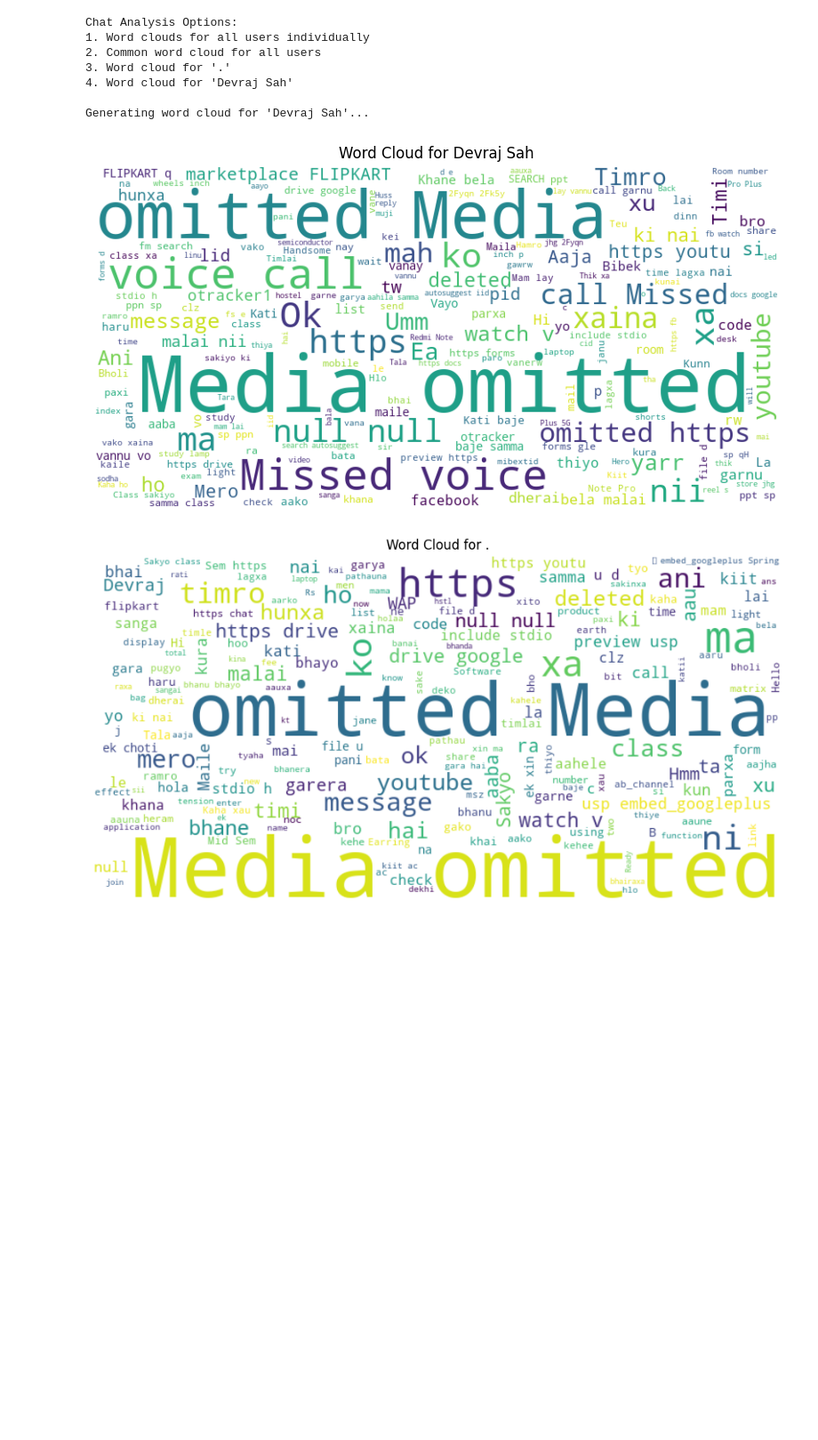
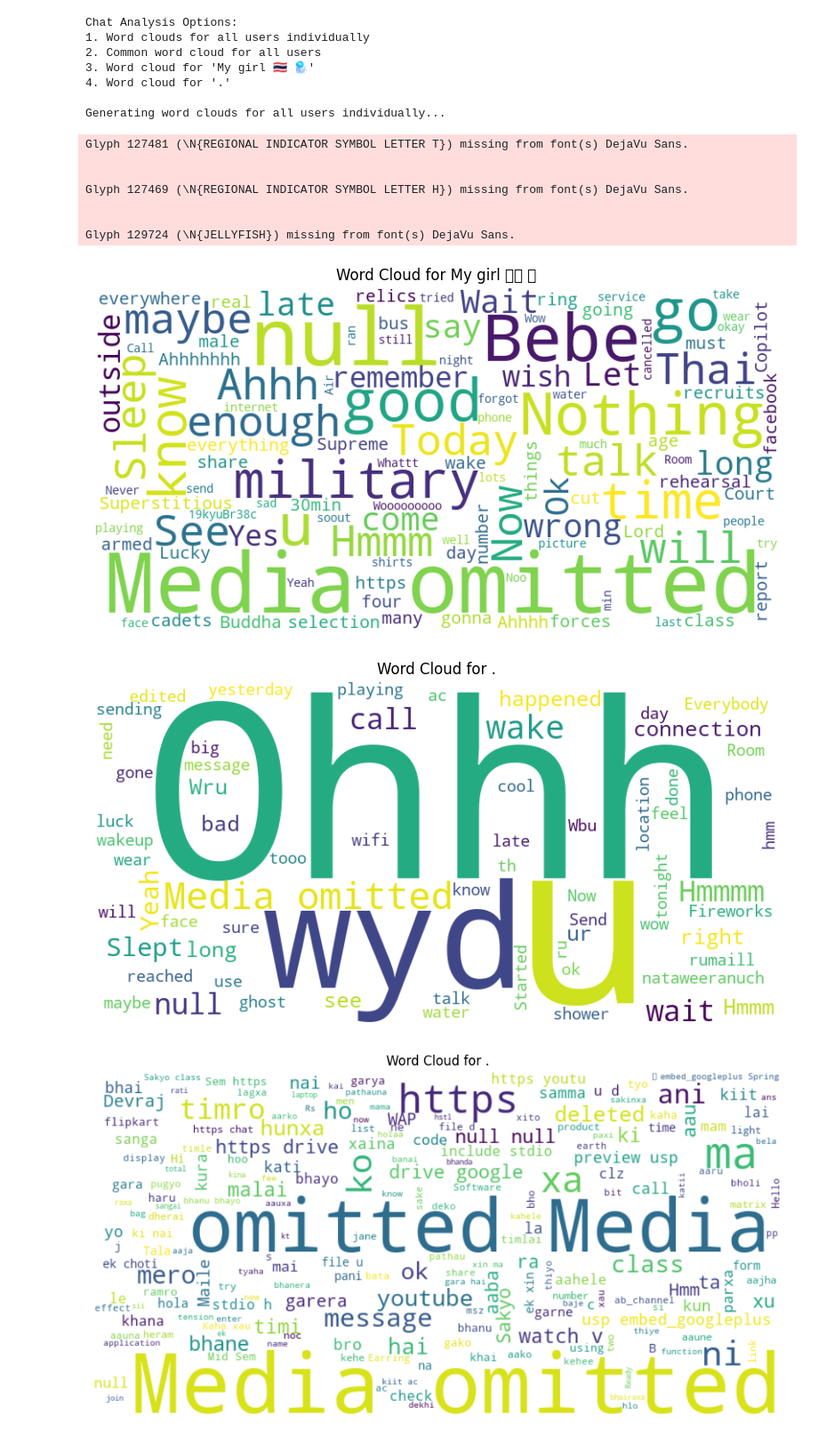
Before and after one commit to bibekchandsah/chatanalyzer, a Jupyter notebook: chatanalyser.ipynb, the cells around one changed output. Shown at 89% size. Drawn from its saved outputs; the diff is of its cells as text; code cells hidden in the pictures; blank space fills up the shorter version.

```diff
--- a/chatanalyser.ipynb
+++ b/chatanalyser.ipynb
@@ -5,7 +5,7 @@ from wordcloud import WordCloud
 import matplotlib.pyplot as plt
 
 # Load chat file
-with open('chat.txt', 'r', encoding='utf-8') as file:
+with open('mygirl.txt', 'r', encoding='utf-8') as file:
     chat_data = file.readlines()
 
 # Parse chat
@@ -57,37 +57,45 @@ elif choice == 2:
         plt.imshow(wordcloud, interpolation='bilinear')
         plt.axis('off')
         plt.title("Common Word Cloud for All Users")
         plt.show()
     else:
         print("No common messages found in the chat.")
 
 # Option 3 onwards: Word cloud for a specific user
 elif 3 <= choice < 3 + len(unique_users):
     selected_user = unique_users[choice - 3]
     print(f"\nGenerating word cloud for '{selected_user}'...")
     user_messages = " ".join(df[df['User'] == selected_user]['Message'])
     if user_messages.strip():
         wordcloud = WordCloud(width=800, height=400, background_color='white').generate(user_messages)
         plt.figure(figsize=(10, 5))
         plt.imshow(wordcloud, interpolation='bilinear')
         plt.axis('off')
         plt.title(f"Word Cloud for {selected_user}")
         plt.show()
     else:
         print(f"No messages found for user '{selected_user}'.")
 
 # Invalid choice
 else:
     print("Invalid choice. Exiting program.")
 # %% [output]
 Chat Analysis Options:
 1. Word clouds for all users individually
 2. Common word cloud for all users
-3. Word cloud for '.'
-4. Word cloud for 'Devraj Sah'
+3. Word cloud for 'My girl 🇹🇭 🪼'
+4. Word cloud for '.'
 
-Generating word cloud for 'Devraj Sah'...
+Generating word clouds for all users individually...
+Glyph 127481 (\N{REGIONAL INDICATOR SYMBOL LETTER T}) missing from font(s) DejaVu Sans.
+
+
+Glyph 127469 (\N{REGIONAL INDICATOR SYMBOL LETTER H}) missing from font(s) DejaVu Sans.
+
+
+Glyph 129724 (\N{JELLYFISH}) missing from font(s) DejaVu Sans.
-[figure, old version]
+[figure, new version]
+[figure, added]
 # %%
 from wordcloud import WordCloud
 import matplotlib.pyplot as plt
```
Also changed, not shown: parts of 4 cells of this notebook, 1 other file.
